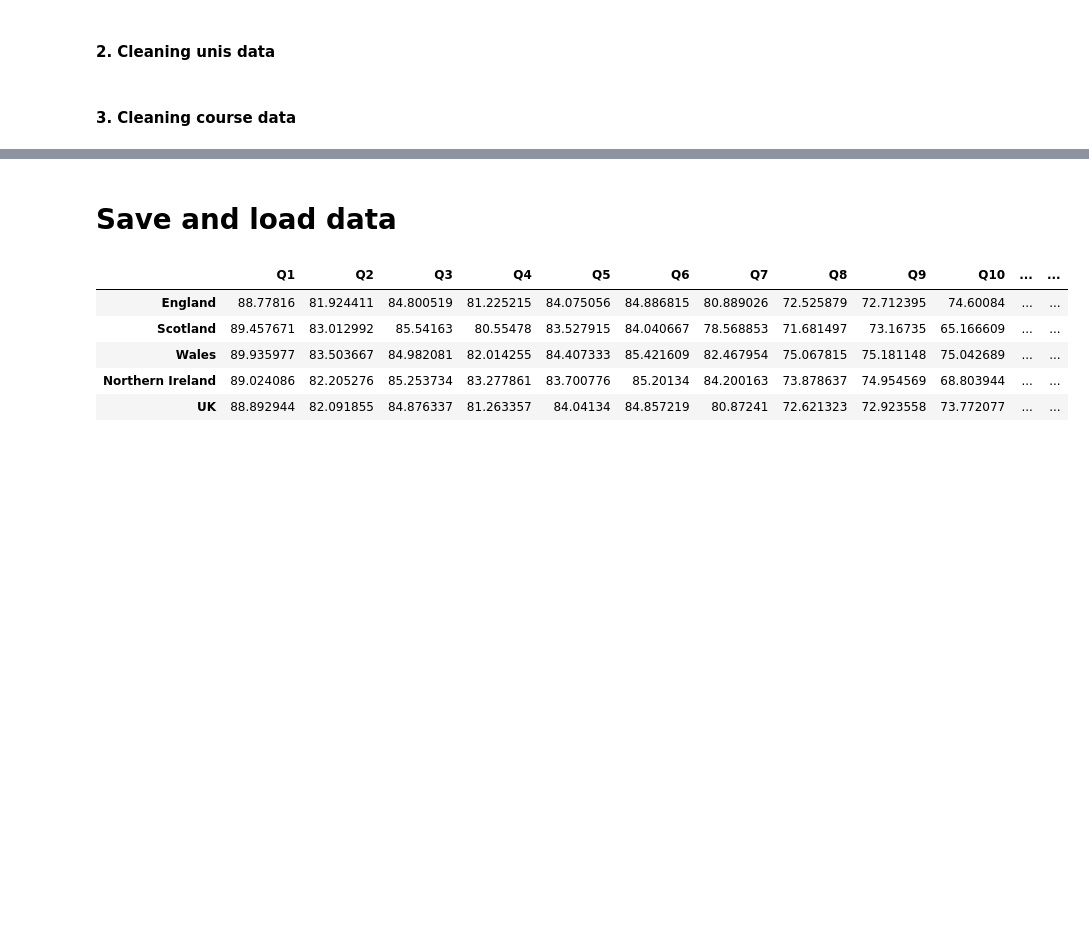
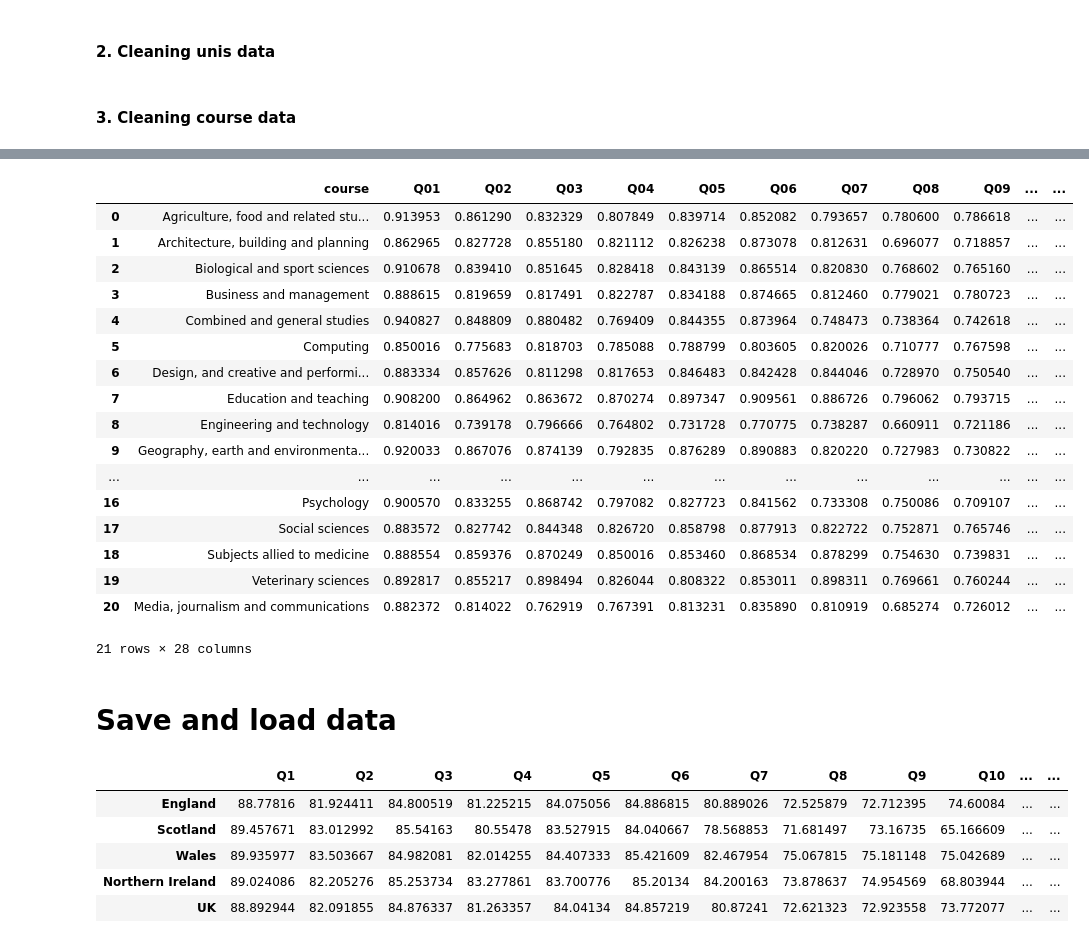
Before and after one commit to szelesaron/dissertation-code, a Jupyter notebook: cleaning.ipynb, the cells around one changed output, grey strips where cells are left out. Saved outputs shown, nothing was run; the diff lists cells and outputs as text; code cells hidden in the pictures; blank space fills up the shorter version.

```diff
--- a/cleaning.ipynb
+++ b/cleaning.ipynb
@@ -157,3 +199,24 @@ course_22 = clean_courses(course_data_22, CHOSEN_SHEETS_COURSE[0], CHOSEN_SHEETS
+# %%
+course_19
+# %% [output]
+|  | course | Q01 | Q02 | Q03 | Q04 | Q05 | Q06 | Q07 | Q08 | Q09 | ... | ... |
+| 0 | Agriculture, food and related stu... | 0.913953 | 0.861290 | 0.832329 | 0.807849 | 0.839714 | 0.852082 | 0.793657 | 0.780600 | 0.786618 | ... | ... |
+| 1 | Architecture, building and planning | 0.862965 | 0.827728 | 0.855180 | 0.821112 | 0.826238 | 0.873078 | 0.812631 | 0.696077 | 0.718857 | ... | ... |
+| 2 | Biological and sport sciences | 0.910678 | 0.839410 | 0.851645 | 0.828418 | 0.843139 | 0.865514 | 0.820830 | 0.768602 | 0.765160 | ... | ... |
+| 3 | Business and management | 0.888615 | 0.819659 | 0.817491 | 0.822787 | 0.834188 | 0.874665 | 0.812460 | 0.779021 | 0.780723 | ... | ... |
+| 4 | Combined and general studies | 0.940827 | 0.848809 | 0.880482 | 0.769409 | 0.844355 | 0.873964 | 0.748473 | 0.738364 | 0.742618 | ... | ... |
+| 5 | Computing | 0.850016 | 0.775683 | 0.818703 | 0.785088 | 0.788799 | 0.803605 | 0.820026 | 0.710777 | 0.767598 | ... | ... |
+| 6 | Design, and creative and performi... | 0.883334 | 0.857626 | 0.811298 | 0.817653 | 0.846483 | 0.842428 | 0.844046 | 0.728970 | 0.750540 | ... | ... |
+| 7 | Education and teaching | 0.908200 | 0.864962 | 0.863672 | 0.870274 | 0.897347 | 0.909561 | 0.886726 | 0.796062 | 0.793715 | ... | ... |
+| 8 | Engineering and technology | 0.814016 | 0.739178 | 0.796666 | 0.764802 | 0.731728 | 0.770775 | 0.738287 | 0.660911 | 0.721186 | ... | ... |
+| 9 | Geography, earth and environmenta... | 0.920033 | 0.867076 | 0.874139 | 0.792835 | 0.876289 | 0.890883 | 0.820220 | 0.727983 | 0.730822 | ... | ... |
+| ... | ... | ... | ... | ... | ... | ... | ... | ... | ... | ... | ... | ... |
+| 16 | Psychology | 0.900570 | 0.833255 | 0.868742 | 0.797082 | 0.827723 | 0.841562 | 0.733308 | 0.750086 | 0.709107 | ... | ... |
+| 17 | Social sciences | 0.883572 | 0.827742 | 0.844348 | 0.826720 | 0.858798 | 0.877913 | 0.822722 | 0.752871 | 0.765746 | ... | ... |
+| 18 | Subjects allied to medicine | 0.888554 | 0.859376 | 0.870249 | 0.850016 | 0.853460 | 0.868534 | 0.878299 | 0.754630 | 0.739831 | ... | ... |
+| 19 | Veterinary sciences | 0.892817 | 0.855217 | 0.898494 | 0.826044 | 0.808322 | 0.853011 | 0.898311 | 0.769661 | 0.760244 | ... | ... |
+| 20 | Media, journalism and communications | 0.882372 | 0.814022 | 0.762919 | 0.767391 | 0.813231 | 0.835890 | 0.810919 | 0.685274 | 0.726012 | ... | ... |
+21 rows × 28 columns
 # %% [markdown]
 # Save and load data
 # %%
```
Also changed, not shown: parts of 3 cells of this notebook.
